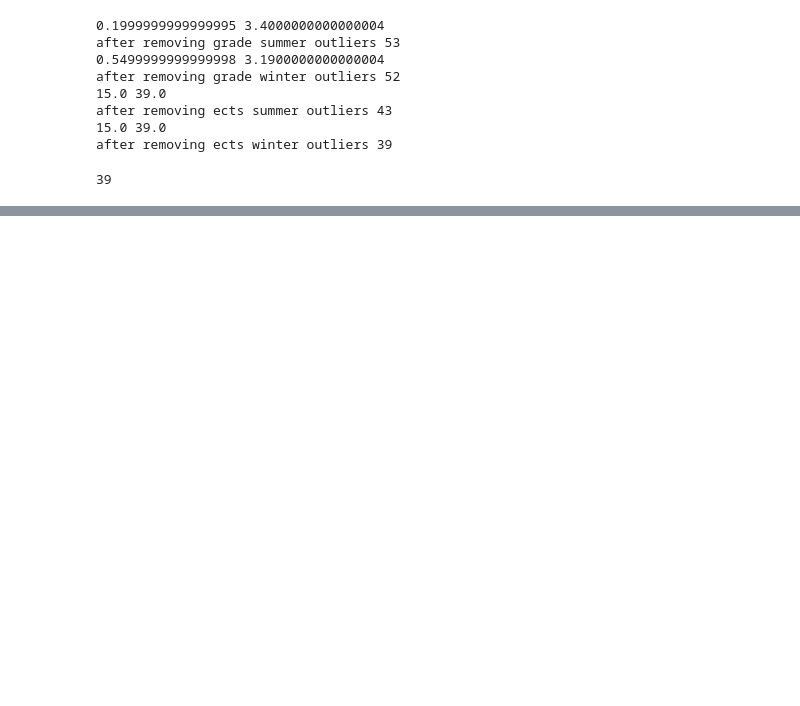
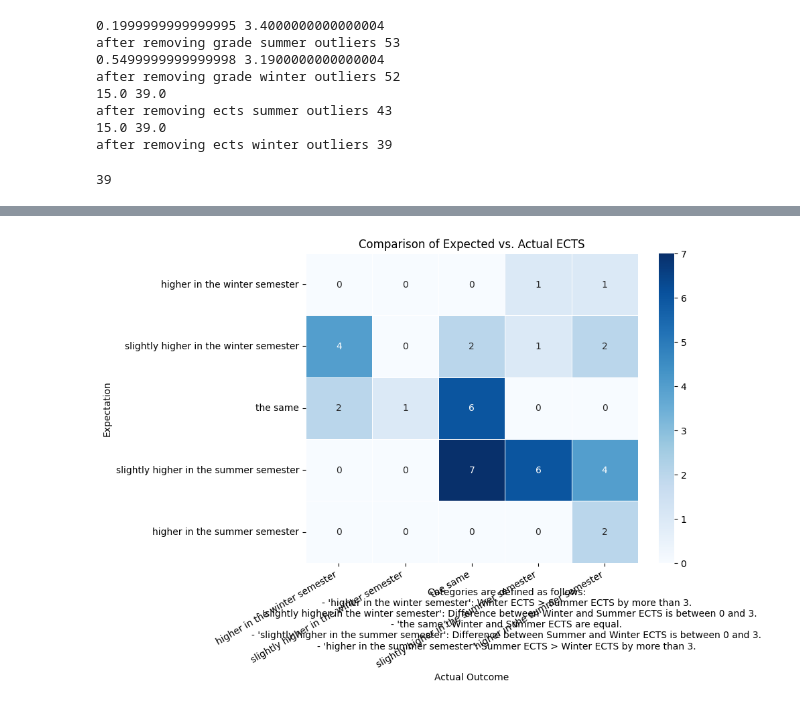
Before and after one commit to SH2282000/WAL, a Jupyter notebook: wal/plot_ects.ipynb, the cells around one changed output, grey strips where cells are left out. Cells and saved outputs as stored; diff of their text form; code cells hidden in the pictures; blank space fills up the shorter version.

```diff
--- a/wal/plot_ects.ipynb
+++ b/wal/plot_ects.ipynb
@@ -77,0 +177,71 @@ plt.show()
+# %%
+import pandas as pd
+import seaborn as sns
+import matplotlib.pyplot as plt
+
+# Define categories (same structure as expectation column, adding 'slightly higher')
+categories = [
+    "higher in the winter semester",
+    "slightly higher in the winter semester",
+    "the same",
+    "slightly higher in the summer semester",
+    "higher in the summer semester"
+]
+
+# Create the actual category based on numerical ECTS values
+def categorize_actual(row):
+    winter_ects = row["ECTS Winter"]
+    summer_ects = row["ECTS Summer"]
+    diff = winter_ects - summer_ects
+
+    if diff > 3:
+        return "higher in the winter semester"
+    elif diff <= 3 and diff > 0:
+        return "slightly higher in the winter semester"
+    elif diff == 0:
+        return "the same"
+    elif diff >= -3 and diff < 0:
+        return "slightly higher in the summer semester"
+    else:
+        return "higher in the summer semester"
+
+df["Actual Category"] = df.apply(categorize_actual, axis=1)
+
+# Create a contingency table (how often each expectation matches actual)
+conf_matrix = pd.crosstab(df["Average ECTS (Expect)"], df["Actual Category"])
+
+# Reorder rows and columns to ensure consistency
+conf_matrix = conf_matrix.reindex(index=categories, columns=categories, fill_value=0)
+
+# Plot the heatmap
+plt.figure(figsize=(8, 6))
+sns.heatmap(conf_matrix, annot=True, fmt="d", cmap="Blues", linewidths=0.5)
+
+# Labels and title
+plt.xlabel("Actual Outcome")
+plt.ylabel("Expectation")
+plt.title("Comparison of Expected vs. Actual ECTS")
+
+# Rotate x-axis labels for readability
+plt.xticks(rotation=30, ha="right")
+plt.yticks(rotation=0)
+
+# Add caption explaining category definitions
+caption = (
+    "Categories are defined as follows:\n"
+    "- 'higher in the winter semester': Winter ECTS > Summer ECTS by more than 3.\n"
+    "- 'slightly higher in the winter semester': Difference between Winter and Summer ECTS is between 0 and 3.\n"
+    "- 'the same': Winter and Summer ECTS are equal.\n"
+    "- 'slightly higher in the summer semester': Difference between Summer and Winter ECTS is between 0 and 3.\n"
+    "- 'higher in the summer semester': Summer ECTS > Winter ECTS by more than 3."
+)
+
+# Add the caption below the plot
+plt.figtext(0.5, -0.1, caption, wrap=True, ha="center", fontsize=10)
+
+# Save as SVG
+plt.savefig("expectation_vs_actual_with_caption.svg", format="svg", bbox_inches="tight", dpi=300)
+
+plt.show()
+# %% [output]
+[figure, added]
```
Also changed, not shown: parts of 4 cells of this notebook, 2 other files.
